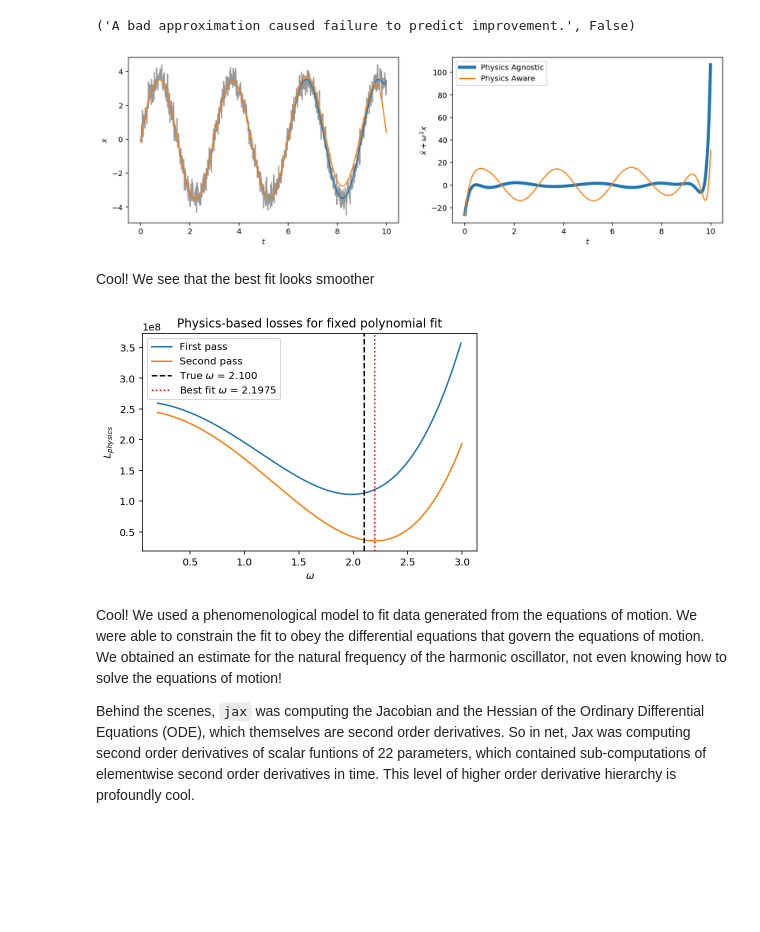
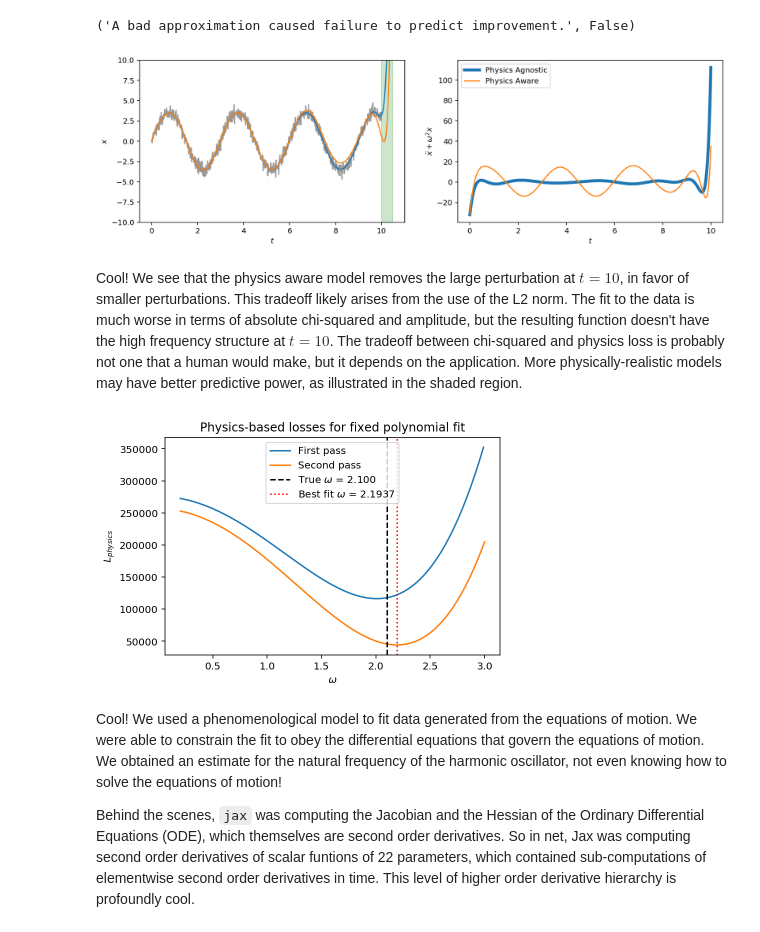
Before and after one commit to gully/TgiF, a Jupyter notebook: notebooks/05_Can_Jax_satisfy_differential_equations.ipynb, the cells around one changed output. Drawn from its saved outputs; the diff is of its cells as text; code cells hidden in the pictures; blank space fills up the shorter version.

```diff
--- a/notebooks/05_Can_Jax_satisfy_differential_equations.ipynb
+++ b/notebooks/05_Can_Jax_satisfy_differential_equations.ipynb
@@ -185,7 +179,7 @@ def physics_penalty(params, model_params=None, model=None, t=None, epsilon=None)
     '''Compute the Loss_physics that describing physical reality'''
     omega = params#[0]
     residuals = diff_eq_residuals(t, omega, model_params, model)
-    return np.sum(residuals**2/epsilon**2)
+    return np.mean(residuals**2/epsilon**2)
 # %%
 physics_penalty(omega, coeffs, phenomenological_model, t, epsilon)
 # %% [output]
@@ -247,18 +241,22 @@ result.message, result.success
 ('A bad approximation caused failure to predict improvement.', False)
 # %%
 should_be_zeros2 = diff_eq_residuals(t, result.x[0], result.x[1:], phenomenological_model)
+# %%
+t_pred = np.arange(0, 10.5, 0.01)
 # %%
 fig, axes = plt.subplots(ncols=2, figsize=(14, 4))
 axes[0].plot(t, x_data, color='k', alpha=0.4); axes[0].set_xlabel('$t$'); axes[0].set_ylabel('$x$');
-axes[0].plot(t, phenomenological_model(coeffs, t=t), label='Physics Agnostic');
-axes[0].plot(t, phenomenological_model(result.x[1:], t=t), label='Physics Aware')
+axes[0].plot(t_pred, phenomenological_model(coeffs, t=t_pred), label='Physics Agnostic');
+axes[0].plot(t_pred, phenomenological_model(result.x[1:], t=t_pred), label='Physics Aware')
+axes[0].set_ylim(-10, 10)
+axes[0].fill_between(np.arange(10, 10.5, 0.01), -10, 10, color='g', alpha=0.2)
 axes[1].plot(t, should_be_zeros, label='Physics Agnostic', lw=4); axes[1].set_xlabel('$t$');
 axes[1].set_ylabel('$\ddot{x} + \omega^2 x$');
 axes[1].plot(t, should_be_zeros2, label='Physics Aware'); axes[1].legend();
 # %% [output]
-[figure, old version]
+[figure, new version]
-# %% [markdown]
-Cool! We see that the best fit looks smoother
+# %% [markdown]
+Cool! We see that the physics aware model removes the large perturbation at $t=10$, in favor of smaller perturbations.  This tradeoff likely arises from the use of the L2 norm.  The fit to the data is much worse in terms of absolute chi-squared and amplitude, but the resulting function doesn't have the high frequency structure at $t=10$.  The tradeoff between chi-squared and physics loss is probably not one that a human would make, but it depends on the application.  More physically-realistic models may have better predictive power, as illustrated in the shaded region.
 # %%
 penalty_of_omega = lambda omegas: physics_penalty(omegas, result.x[1:], phenomenological_model, t, epsilon)
 # %%
@@ -277,7 +275,7 @@ plt.axvline(best_fit_omega, linestyle='dotted', color='r',
             label='Best fit $\omega$ = {:0.4f}'.format(best_fit_omega))
 plt.legend(loc='best');
 # %% [output]
-[figure, old version]
+[figure, new version]
 # %% [markdown]
 Cool!  We used a phenomenological model to fit data generated from the equations of motion.  We were able to constrain the fit to obey the differential equations that govern the equations of motion.  We obtained an estimate for the natural frequency of the harmonic oscillator, not even knowing how to solve the equations of motion!
 
```
Also changed, not shown: parts of 14 cells of this notebook.
